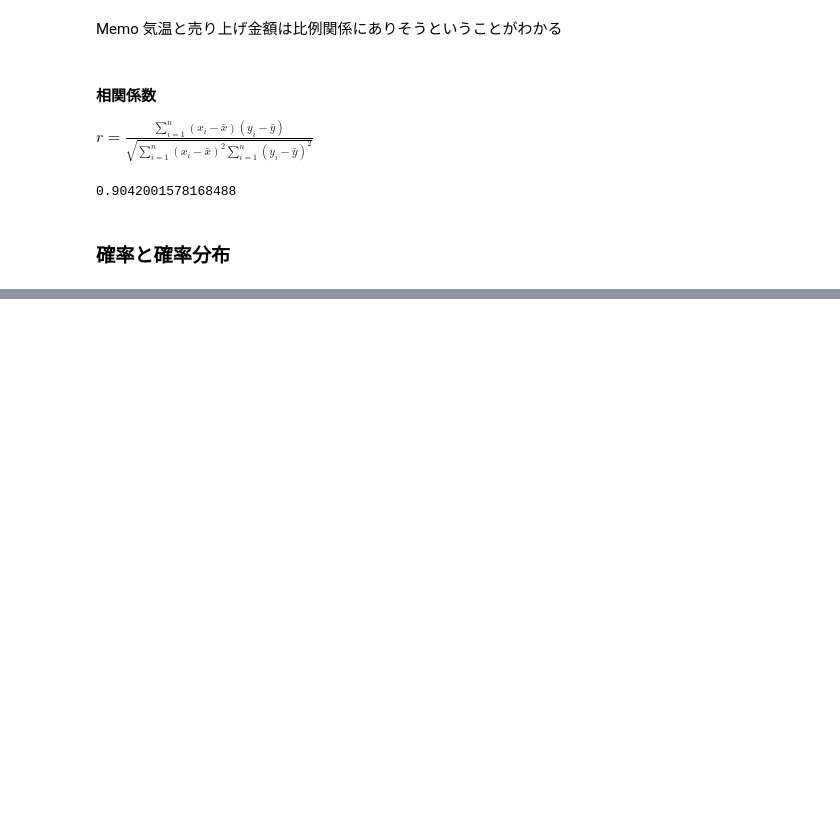
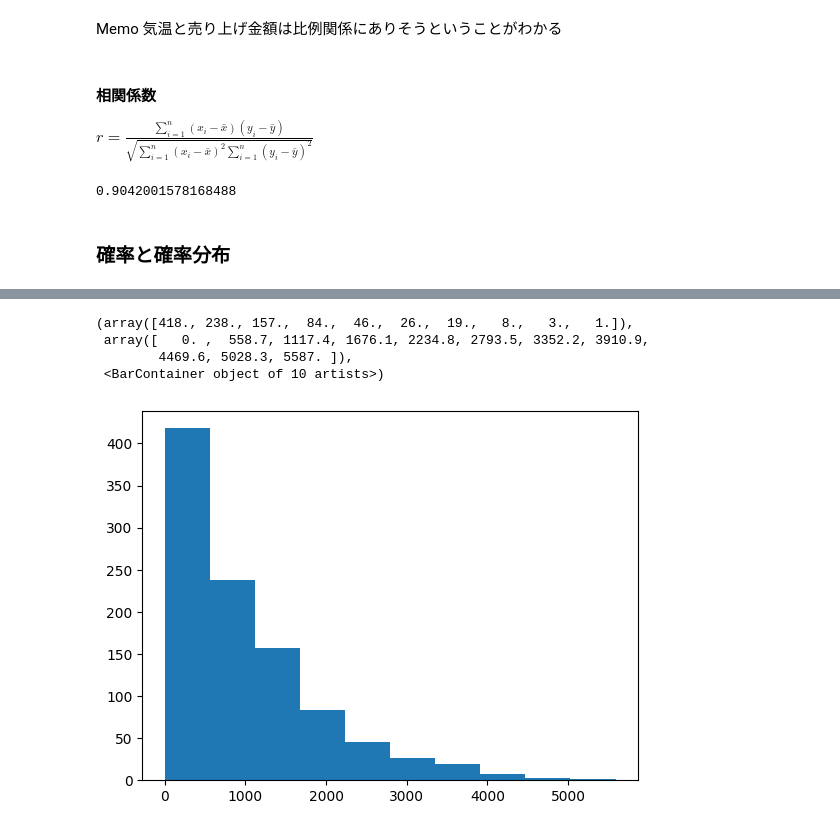
Before and after one commit to nasudadada/sandbox, a Jupyter notebook: python/math_bootcamp/probability_statistics.ipynb, the cells around one changed output, grey strips where cells are left out. Saved outputs shown, nothing was run; the diff lists cells and outputs as text; code cells hidden in the pictures; blank space fills up the shorter version.

```diff
--- a/python/math_bootcamp/probability_statistics.ipynb
+++ b/python/math_bootcamp/probability_statistics.ipynb
@@ -76,0 +114,16 @@ r_xy
+# %%
+# 毎回確率が0.001で当たるクジを最大10000回引く時、何回目で当たりを引くかの分布
+all_sum = list()
+for _ in range(1000):
+   for i in range(10000):
+    if np.random.random() < 0.001:
+        all_sum.append(i)
+        break
+
+plt.hist(all_sum)
+# %% [output]
+(array([418., 238., 157.,  84.,  46.,  26.,  19.,   8.,   3.,   1.]),
+ array([   0. ,  558.7, 1117.4, 1676.1, 2234.8, 2793.5, 3352.2, 3910.9,
+        4469.6, 5028.3, 5587. ]),
+ <BarContainer object of 10 artists>)
+[figure, added]
```
Also changed, not shown: parts of 4 cells of this notebook.
